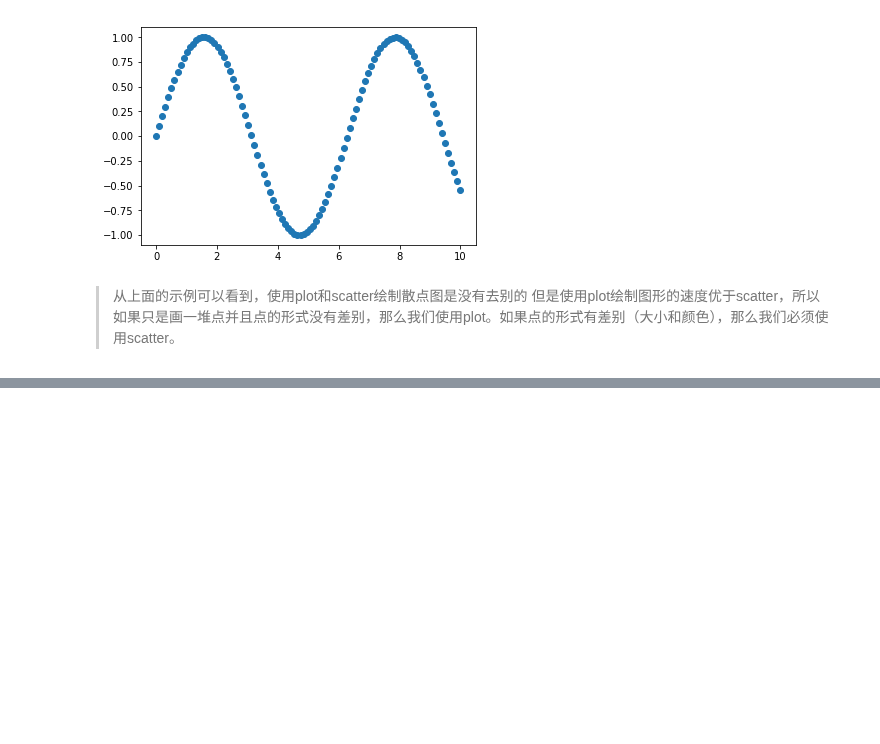
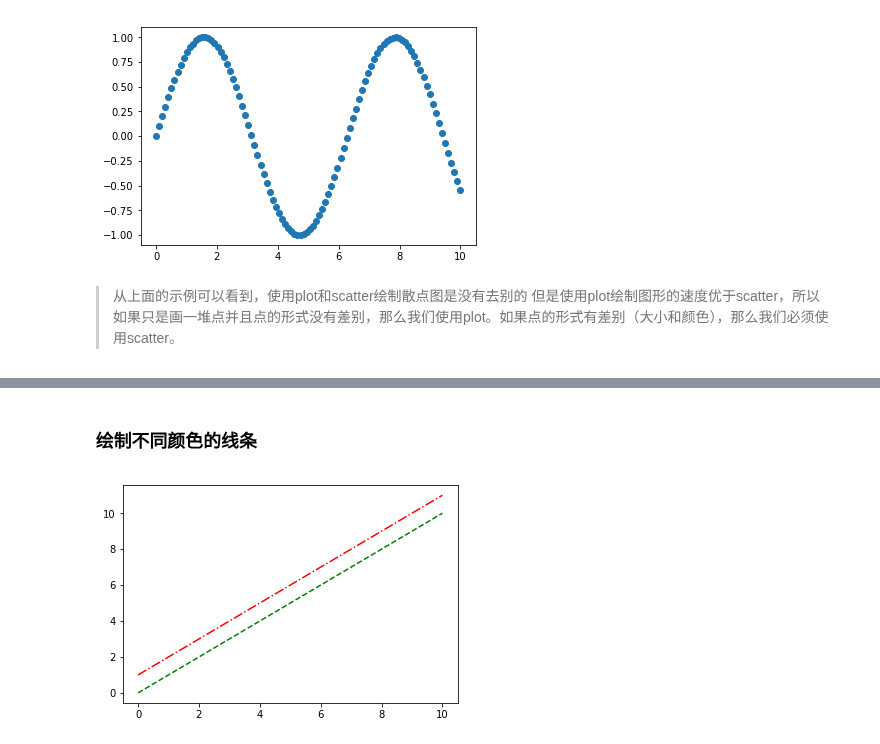
Before and after one commit to ukihsoroy/Tutorials, a Jupyter notebook: data-science/matplotlib/02.Matplot Scatter.ipynb, the cells around one changed output, grey strips where cells are left out. Cells and saved outputs as stored; diff of their text form; code cells hidden in the pictures; blank space fills up the shorter version.

```diff
--- a/data-science/matplotlib/02.Matplot Scatter.ipynb
+++ b/data-science/matplotlib/02.Matplot Scatter.ipynb
@@ -16,0 +33,9 @@ plt.show()
+# %% [markdown]
+### 绘制不同颜色的线条
+# %%
+x = np.linspace(0, 10, 100)
+plt.plot(x, x+0, '--g')
+plt.plot(x, x+1, '-.r')
+plt.show()
+# %% [output]
+[figure, added]
```
Also changed, not shown: parts of 2 cells of this notebook, 1 other file.
